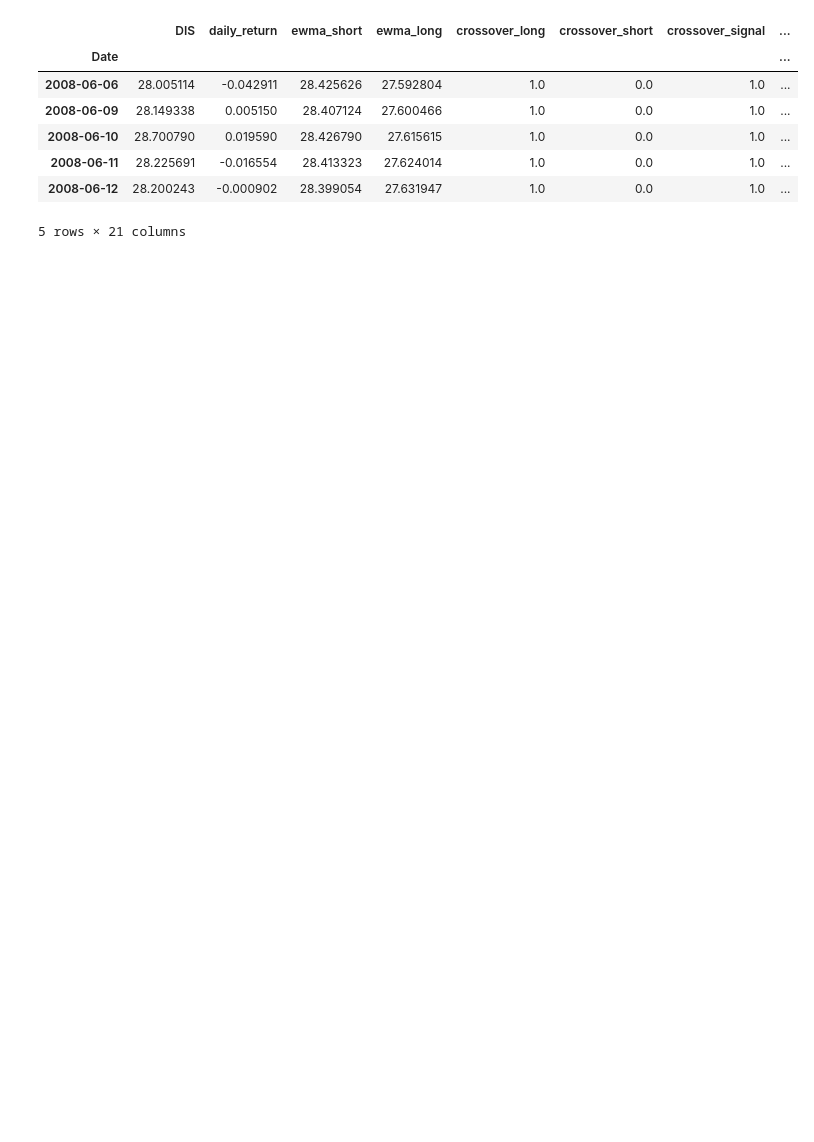
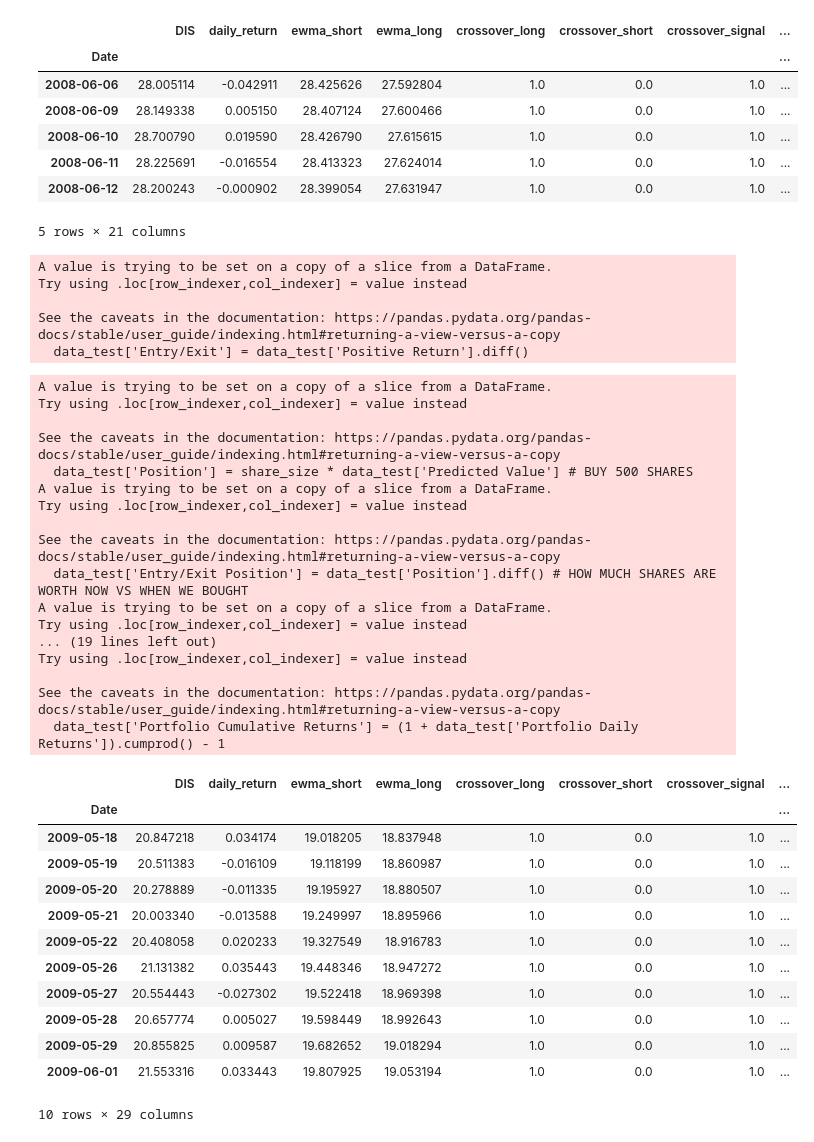
Before and after one commit to crcrawfo1/Recession_Proof_Algo_Trading, a Jupyter notebook: notebooks/TradingSignal.ipynb, the cells around one changed output. Drawn from its saved outputs; the diff is of its cells as text; code cells hidden in the pictures; blank space fills up the shorter version.

```diff
--- a/notebooks/TradingSignal.ipynb
+++ b/notebooks/TradingSignal.ipynb
@@ -245,38 +237,78 @@ data_test.head()
 | 2008-06-11 | 28.225691 | -0.016554 | 28.413323 | 27.624014 | 1.0 | 0.0 | 1.0 | ... |
 | 2008-06-12 | 28.200243 | -0.000902 | 28.399054 | 27.631947 | 1.0 | 0.0 | 1.0 | ... |
 5 rows × 21 columns
+# %%
+# # Calculate the points in time at which a position should be taken, 1 or -1
+data_test['Entry/Exit'] = data_test['Positive Return'].diff()
+# %% [output]
+A value is trying to be set on a copy of a slice from a DataFrame.
+Try using .loc[row_indexer,col_indexer] = value instead
+
+See the caveats in the documentation: https://pandas.pydata.org/pandas-docs/stable/user_guide/indexing.html#returning-a-view-versus-a-copy
+  data_test['Entry/Exit'] = data_test['Positive Return'].diff()
 # %%
 # Set initial capital
 initial_capital = float(100000)
 
 # Set the share size
 share_size = 500
 
 # Take a 500 share position where the dual moving average crossover is 1 (SMA50 is greater than SMA100)
 data_test['Position'] = share_size * data_test['Predicted Value'] # BUY 500 SHARES
 
 # Find the points in time where a 500 share position is bought or sold
-signals_df['Entry/Exit Position'] = signals_df['Position'].diff() # HOW MUCH SHARES ARE WORTH NOW VS WHEN WE BOUGHT
+data_test['Entry/Exit Position'] = data_test['Position'].diff() # HOW MUCH SHARES ARE WORTH NOW VS WHEN WE BOUGHT
 
 # Multiply share price by entry/exit positions and get the cumulatively sum
-signals_df['Portfolio Holdings'] = signals_df['close'] * signals_df['Entry/Exit Position'].cumsum()
+data_test['Portfolio Holdings'] = data_test['DIS'] * data_test['Entry/Exit Position'].cumsum()
 # CLOSE PR * ENTRY EXIT AND THEN TAKING CUMULATIVE SUM *HOW THINGS TURN OUT OVER TIME
 
 # Subtract the initial capital by the portfolio holdings to get the amount of liquid cash in the portfolio
-signals_df['Portfolio Cash'] = initial_capital - (signals_df['close'] * signals_df['Entry/Exit Position']).cumsum()
+data_test['Portfolio Cash'] = initial_capital - (data_test['DIS'] * data_test['Entry/Exit Position']).cumsum()
 # WHEN WE MAKE A TRADE SUB FROM INITIAL CAP SO WE KNOW HOW MUCH WEHAVE ON HAND
 
 #TAKING PORT CASH + HOLDING (VAL OF STOCKS WERE HOLDING (INTHIS CASE 500 SHARES OF APL GOINGLONG))
 # Get the total portfolio value by adding the cash amount by the portfolio holdings (or investments)
-signals_df['Portfolio Total'] = signals_df['Portfolio Cash'] + signals_df['Portfolio Holdings']
+data_test['Portfolio Total'] = data_test['Portfolio Cash'] + data_test['Portfolio Holdings']
 
 # Calculate the portfolio daily returns
 # PCT RETURN ON DAY TO DAY BASIS
-signals_df['Portfolio Daily Returns'] = signals_df['Portfolio Total'].pct_change()
+data_test['Portfolio Daily Returns'] = data_test['Portfolio Total'].pct_change()
 
 # Calculate the cumulative returns
 # WHRN YOU BACKTEST YOU WANT TO KNOW PORTFOLIOS CUM RETURNS
-signals_df['Portfolio Cumulative Returns'] = (1 + signals_df['Portfolio Daily Returns']).cumprod() - 1
+data_test['Portfolio Cumulative Returns'] = (1 + data_test['Portfolio Daily Returns']).cumprod() - 1
 
 # Print the DataFrame
-signals_df.tail(10)
+data_test.tail(10)
+# %% [output]
+A value is trying to be set on a copy of a slice from a DataFrame.
+Try using .loc[row_indexer,col_indexer] = value instead
+
+See the caveats in the documentation: https://pandas.pydata.org/pandas-docs/stable/user_guide/indexing.html#returning-a-view-versus-a-copy
+  data_test['Position'] = share_size * data_test['Predicted Value'] # BUY 500 SHARES
+A value is trying to be set on a copy of a slice from a DataFrame.
+Try using .loc[row_indexer,col_indexer] = value instead
+
+See the caveats in the documentation: https://pandas.pydata.org/pandas-docs/stable/user_guide/indexing.html#returning-a-view-versus-a-copy
+  data_test['Entry/Exit Position'] = data_test['Position'].diff() # HOW MUCH SHARES ARE WORTH NOW VS WHEN WE BOUGHT
+A value is trying to be set on a copy of a slice from a DataFrame.
+Try using .loc[row_indexer,col_indexer] = value instead
+... (19 lines left out)
+Try using .loc[row_indexer,col_indexer] = value instead
+
+See the caveats in the documentation: https://pandas.pydata.org/pandas-docs/stable/user_guide/indexing.html#returning-a-view-versus-a-copy
+  data_test['Portfolio Cumulative Returns'] = (1 + data_test['Portfolio Daily Returns']).cumprod() - 1
+|  | DIS | daily_return | ewma_short | ewma_long | crossover_long | crossover_short | crossover_signal | ... |
+| Date |  |  |  |  |  |  |  | ... |
+| 2009-05-18 | 20.847218 | 0.034174 | 19.018205 | 18.837948 | 1.0 | 0.0 | 1.0 | ... |
+| 2009-05-19 | 20.511383 | -0.016109 | 19.118199 | 18.860987 | 1.0 | 0.0 | 1.0 | ... |
+| 2009-05-20 | 20.278889 | -0.011335 | 19.195927 | 18.880507 | 1.0 | 0.0 | 1.0 | ... |
+| 2009-05-21 | 20.003340 | -0.013588 | 19.249997 | 18.895966 | 1.0 | 0.0 | 1.0 | ... |
+| 2009-05-22 | 20.408058 | 0.020233 | 19.327549 | 18.916783 | 1.0 | 0.0 | 1.0 | ... |
+| 2009-05-26 | 21.131382 | 0.035443 | 19.448346 | 18.947272 | 1.0 | 0.0 | 1.0 | ... |
+| 2009-05-27 | 20.554443 | -0.027302 | 19.522418 | 18.969398 | 1.0 | 0.0 | 1.0 | ... |
+| 2009-05-28 | 20.657774 | 0.005027 | 19.598449 | 18.992643 | 1.0 | 0.0 | 1.0 | ... |
+| 2009-05-29 | 20.855825 | 0.009587 | 19.682652 | 19.018294 | 1.0 | 0.0 | 1.0 | ... |
+| 2009-06-01 | 21.553316 | 0.033443 | 19.807925 | 19.053194 | 1.0 | 0.0 | 1.0 | ... |
+10 rows × 29 columns
```
Also changed, not shown: parts of 8 cells of this notebook.
